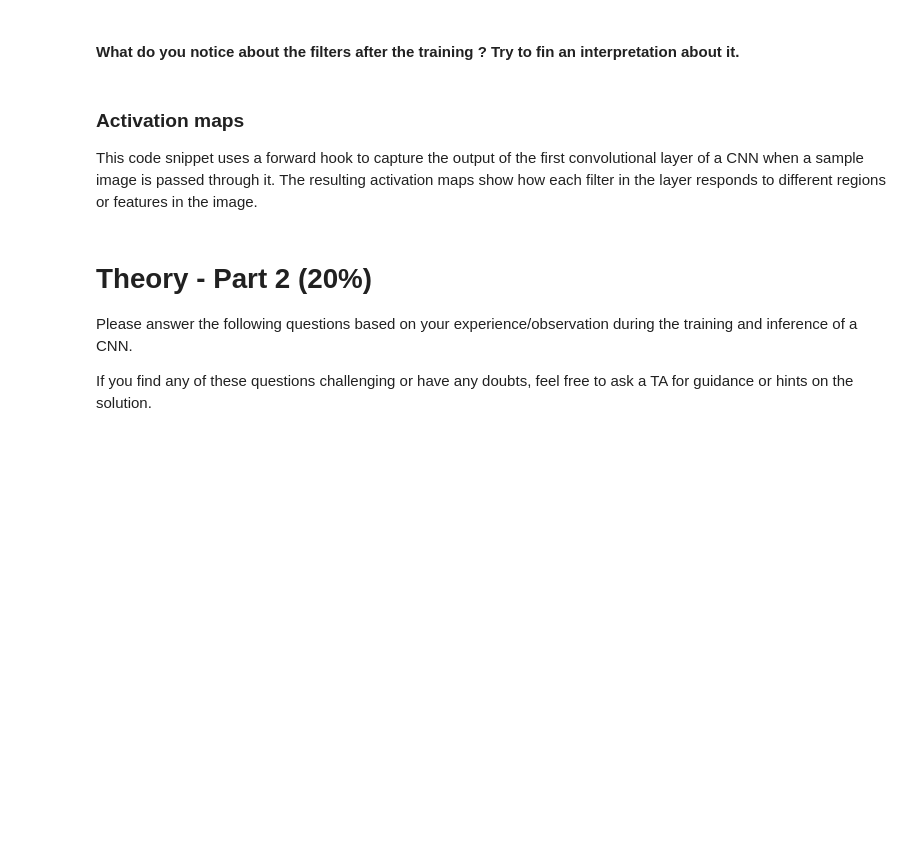
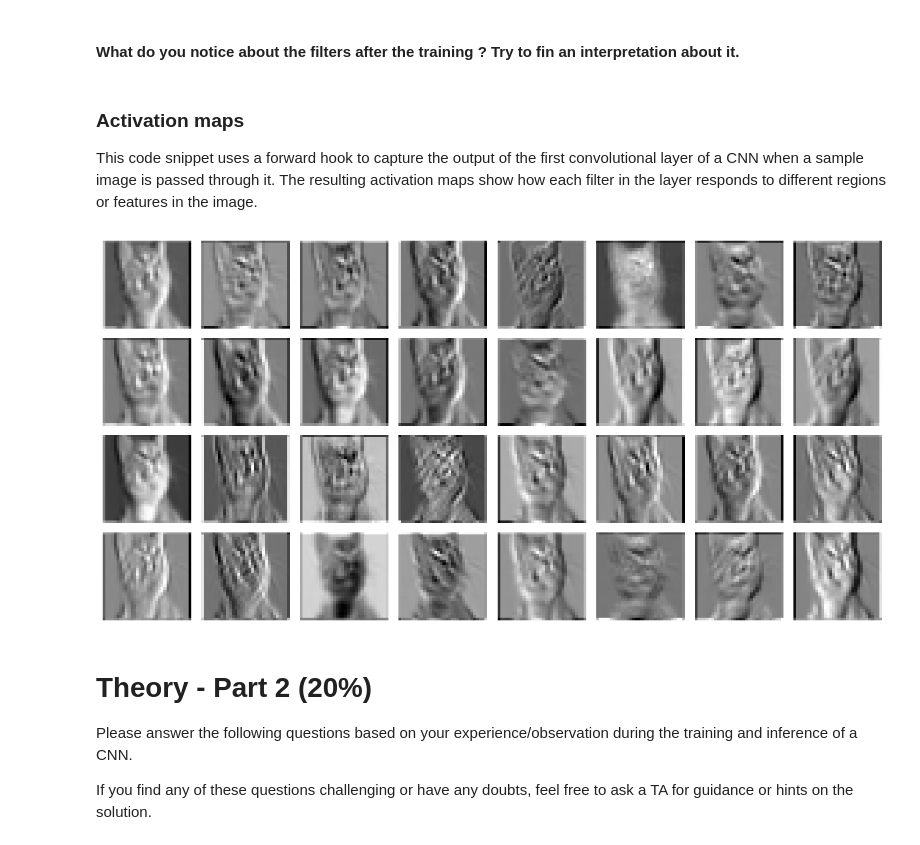
Before and after one commit to vita-epfl/DLAV-2025, a Jupyter notebook: graded_homework/hw1/CNN Exercise.ipynb, the cells around one changed output. Drawn from its saved outputs; the diff is of its cells as text; code cells hidden in the pictures; blank space fills up the shorter version.

```diff
--- a/graded_homework/hw1/CNN Exercise.ipynb
+++ b/graded_homework/hw1/CNN Exercise.ipynb
@@ -290,7 +386,7 @@ net = ConvNet()
 # Choose an Optimizer that will be used to minimize the loss function.         #
 # Choose a critera that measures the loss                                      #
 ################################################################################
-criterion = nn.L1Loss()
+criterion = nn.NLLLoss()
 optimizer = optim.SGD(net.parameters(), lr=0.01, momentum=0.9)
 
 epochs = 1
@@ -308,18 +404,18 @@ for e in range(epochs):
         #                                                                              #
         #                                                                              #
         ################################################################################
-        optimizer.zero_grad()
         output = net(images)
         ################################################################################
         #                              END OF YOUR CODE                                #
         ################################################################################
-        loss = criterion(output, targets)
+        accuracy += torch.sum(torch.argmax(output, dim=1) == labels).item()
         ################################################################################
         # TODO:                                                                        #
         # Run the training process                                                     #
         #                                                                              #
         # HINT: Calculate the gradient and move one step further                       #
         ################################################################################
+        optimizer.zero_grad()
         loss.backward()
         optimizer.step()
         ################################################################################
@@ -412,34 +510,36 @@ def get_activation(model, layer, x):
     hook.remove()
     return activation['output']
 
 data_iter = iter(trainloader)
 sample_images, sample_labels = next(data_iter)
 sample_img = sample_images[0].unsqueeze(0)
 
 # Get the feature maps after the first convolution (for example)
-activation = get_activation(net, net.features[0], sample_img)
+activation = get_activation(net, net.conv1, sample_img)
 
 # Visualize a few feature maps in RGB:
 def plot_feature_maps(feature_maps, n_cols=8):
     n_features = feature_maps.shape[1]
     n_rows = (n_features + n_cols - 1) // n_cols
     plt.figure(figsize=(n_cols * 1.5, n_rows * 1.5))
     for i in range(n_features):
         plt.subplot(n_rows, n_cols, i + 1)
         # Extract the i-th feature map from the first (and only) sample in the batch
         act = feature_maps[0, i, :, :]
         # Normalize the activation map to [0, 1]
         act_norm = (act - act.min()) / (act.max() - act.min() + 1e-8)
         # Repeat the single channel 3 times to form an RGB image
         act_rgb = act_norm.unsqueeze(0).repeat(3, 1, 1)
         plt.imshow(act_rgb.permute(1, 2, 0))
         plt.axis('off')
     plt.tight_layout()
     plt.show()
 
 plot_feature_maps(activation, n_cols=8)
 
 # Play with the index of the chosen sample to notice more patterns and answer the question
+# %% [output]
+[figure, added]
 # %% [markdown]
 # **Theory - Part 2 (20%)**
 
```
Also changed, not shown: parts of 5 cells of this notebook, 1 other file.
